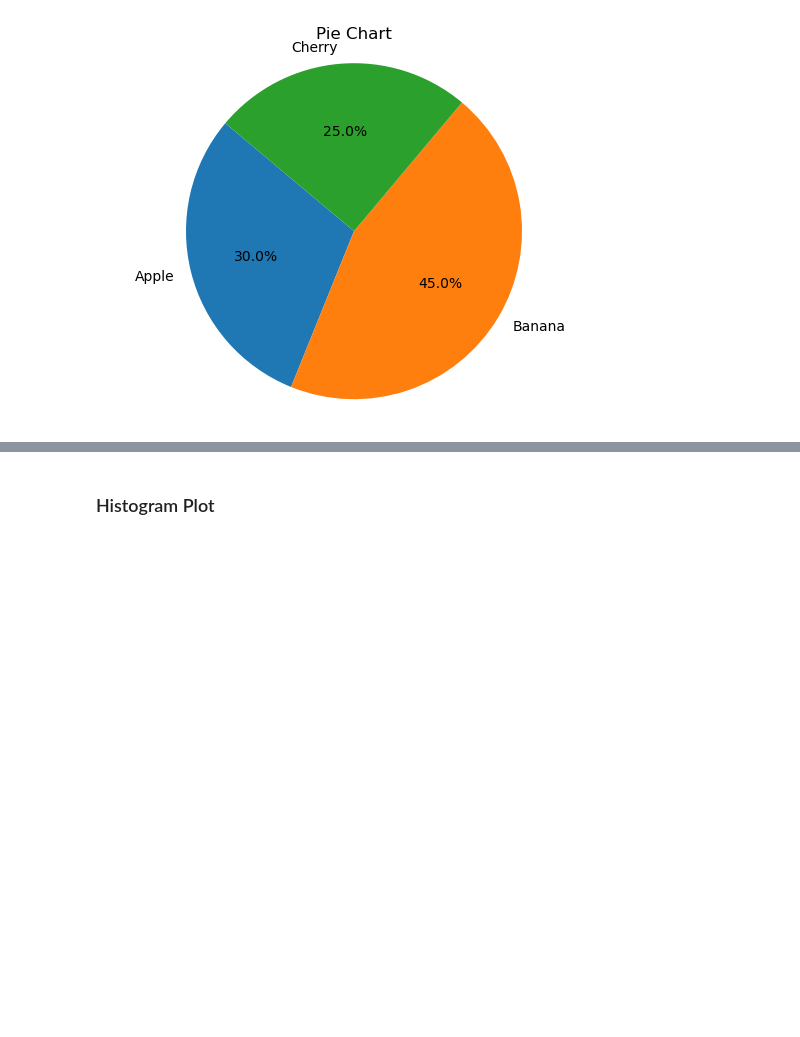
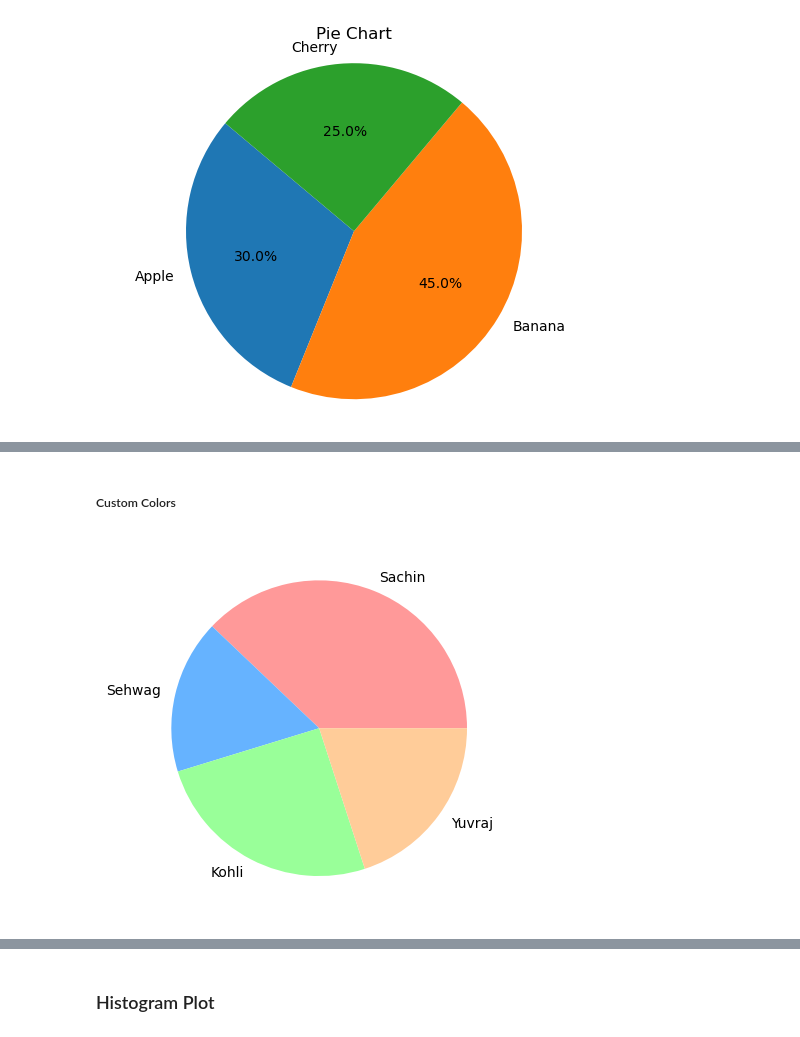
Before and after one commit to jatinvish-01/Maplotlib-Jupyter, a Jupyter notebook: plotting, bars, charts and histogram.ipynb, the cells around one changed output, grey strips where cells are left out. Saved outputs shown, nothing was run; the diff lists cells and outputs as text; code cells hidden in the pictures; blank space fills up the shorter version.

```diff
--- a/plotting, bars, charts and histogram.ipynb
+++ b/plotting, bars, charts and histogram.ipynb
@@ -98,0 +112,8 @@ plt.show()
+# %% [markdown]
+##### Custom Colors
+# %%
+colors = ["#ff9999", "#66b3ff", "#99ff99", "#ffcc99"]
+plt.pie(runs, labels=labels, colors=colors)
+plt.show()
+# %% [output]
+[figure, added]
```
Also changed, not shown: parts of 13 cells of this notebook.
